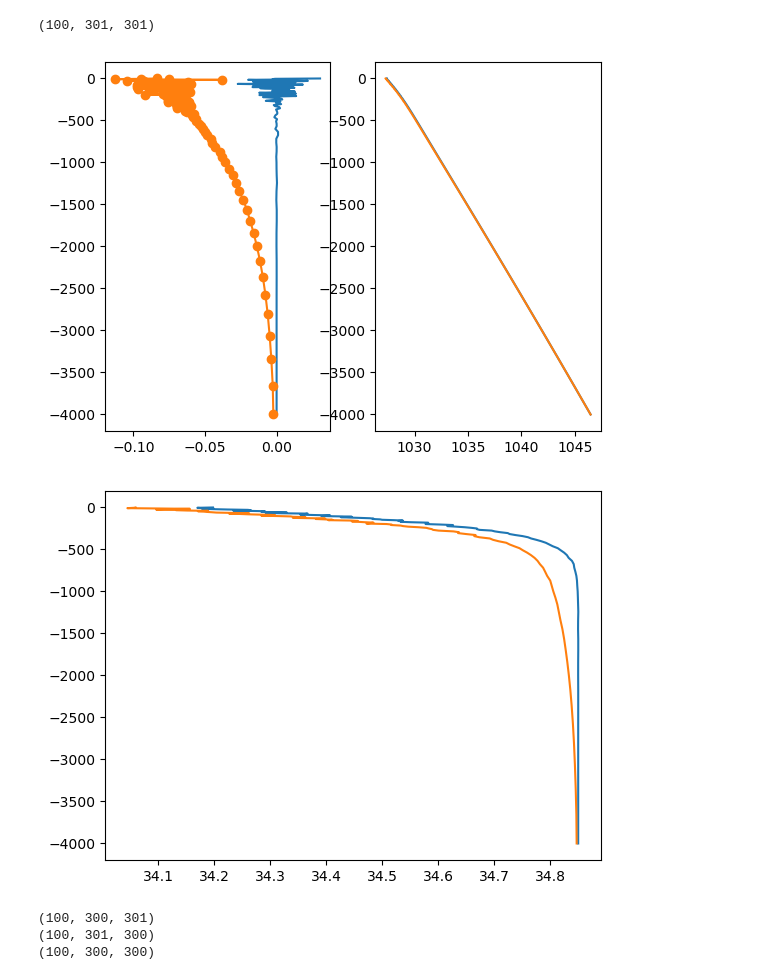
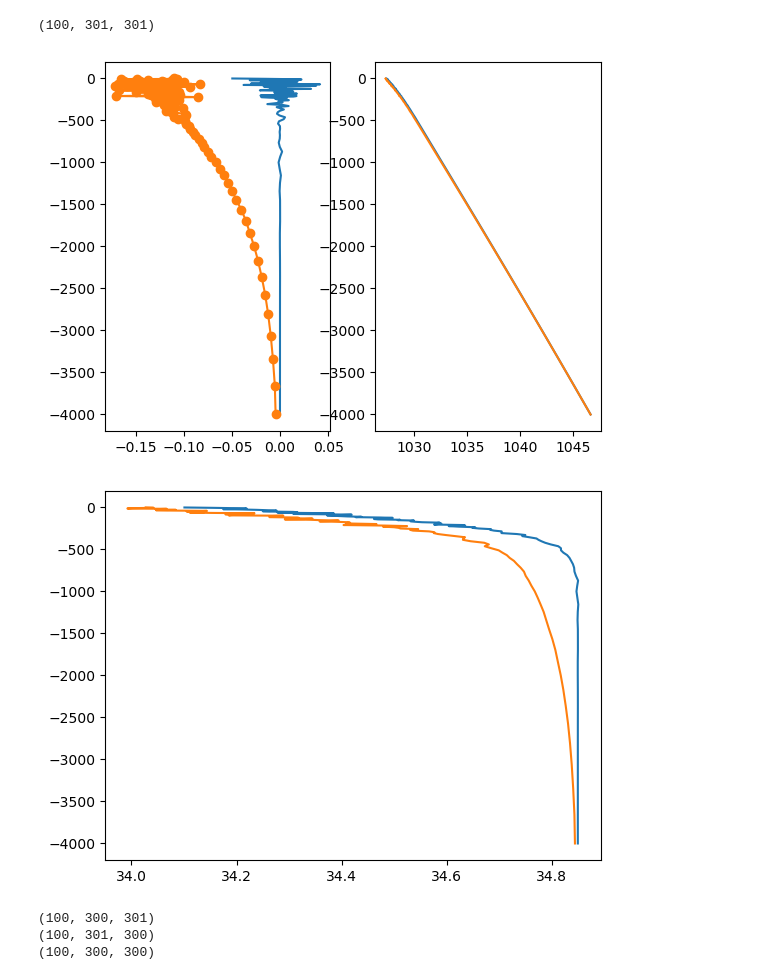
Before and after one commit to demarez/ice-eddy, a Jupyter notebook: INIT/Initiate_vortex-2.ipynb, the cells around one changed output. Saved outputs shown, nothing was run; the diff lists cells and outputs as text; code cells hidden in the pictures.

```diff
--- a/INIT/Initiate_vortex-2.ipynb
+++ b/INIT/Initiate_vortex-2.ipynb
@@ -154,7 +154,7 @@ path_root='/home/datawork-lops-osi/cdemarez/5_SECTION19/ICE-EDDY_wJ/V4/'
 #*****
 #run_name='A-S'
 run_name='A-D'
-V0_eddy              = 0.25 #0.5
+V0_eddy              = 0.5 #0.5
 add_noise='yes'
 #*****
 
@@ -184,6 +184,7 @@ if V0_eddy==0.5:
 elif V0_eddy==0.25:
     run_name=run_name+'-L'
 
+run_name=run_name+'-otherT2'
 
 run_name=run_name+'-HR/'
 
@@ -788,25 +965,25 @@ salt_tot.shape
 # %%
 ax=plt.subplot(121)
 #ax.set_ylim(-1500,0)
-
+icut=150
 plt.plot(dens_eddy[:,0,0],zr[:,0,0])
 plt.plot(dens_eddy[:,icut,icut],zr[:,icut,icut],'o-')
 ax=plt.subplot(122)
 #ax.set_ylim(-1500,0)
 
 plt.plot(rho_tot[:,0,0],zr[:,0,0])
 plt.plot(rho_tot[:,icut,icut],zr[:,icut,icut])
 #ax.set_ylim(-500,0)
 plt.show()
 
 
 plt.plot(salt_tot[:,0,0],zr[:,0,0])
 plt.plot(salt_tot[:,icut,icut],zr[:,icut,icut])
 #ax.set_ylim(-500,0)
 plt.show()
 # %% [output]
-[figure, old version]
+[figure, new version]
-[figure, old version]
+[figure, new version]
 # %%
 
 # fix_u_julia = np.zeros( ( ngrid_z , ngrid_y , ngrid_x + 1 ) )
```
Also changed, not shown: parts of 6 cells of this notebook, 6 other files.
